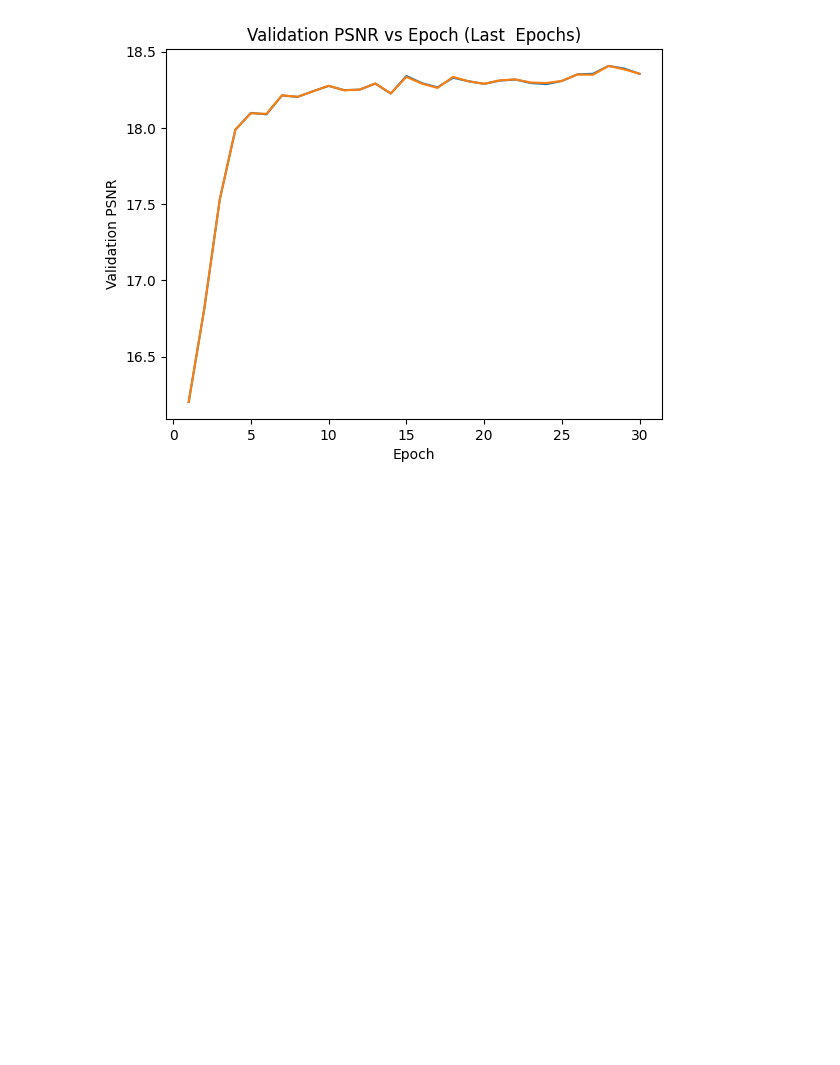
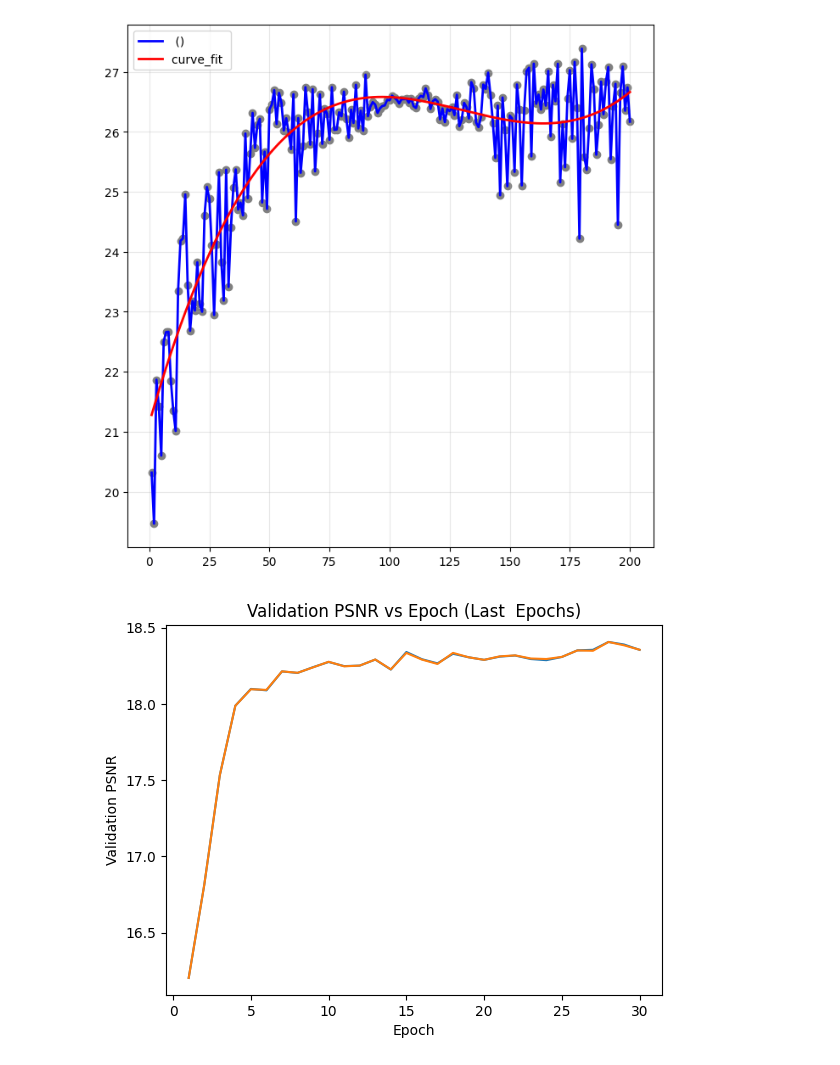
Before and after one commit to zczjyq/DeepASM-Net, a Jupyter notebook: PLT/wavefield_plt.ipynb, the cells around one changed output. Drawn from its saved outputs; the diff is of its cells as text; code cells hidden in the pictures; blank space fills up the shorter version.

```diff
--- a/PLT/wavefield_plt.ipynb
+++ b/PLT/wavefield_plt.ipynb
@@ -294,3 +233,20 @@ plt.show()
+# %%
+from scipy.optimize import curve_fit
+import numpy as np
+import matplotlib.pyplot as plt
+x, y = df["epoch"], df["val_psnr"]
+def model(x, a, b, c, d):
+    return d * x  ** 3 + a * x**2 + b * x + c
+popt, _ = curve_fit(model, x, y, p0=[0.5, -1, 1, 1])
+y_curve = model(x, *popt)
+plt.figure(figsize=(8,8))
+plt.scatter(x, y, color="gray")
+plt.plot(x, y, "b-", lw=2, label=f" ()")
+plt.plot(x, y_curve, "r-", lw=2, label="curve_fit ")
+plt.legend()
+plt.grid(True, alpha=0.3)
+# %% [output]
+[figure, added]
 # %%
 data1 = """epoch,train_loss,val_psnr,val_ssim
 1,0.388823,16.2026,0.7347
```
Also changed, not shown: parts of 1 cell of this notebook, 28 other files.
